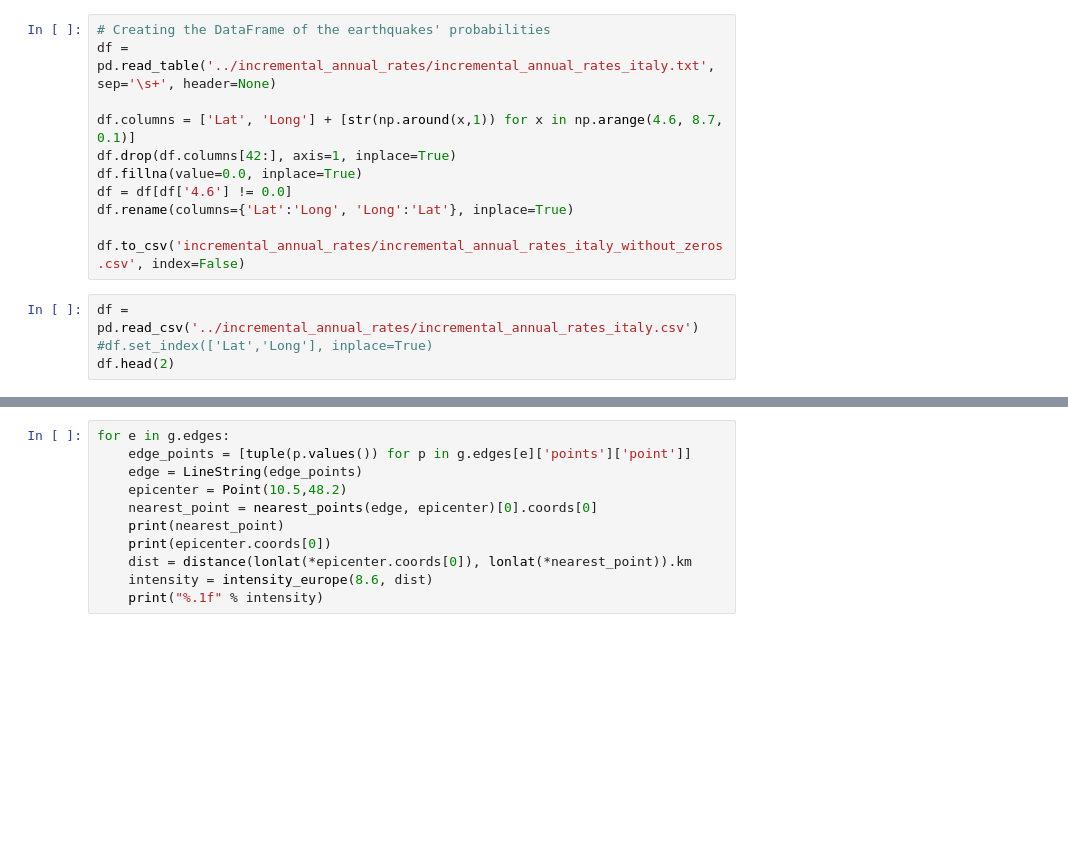
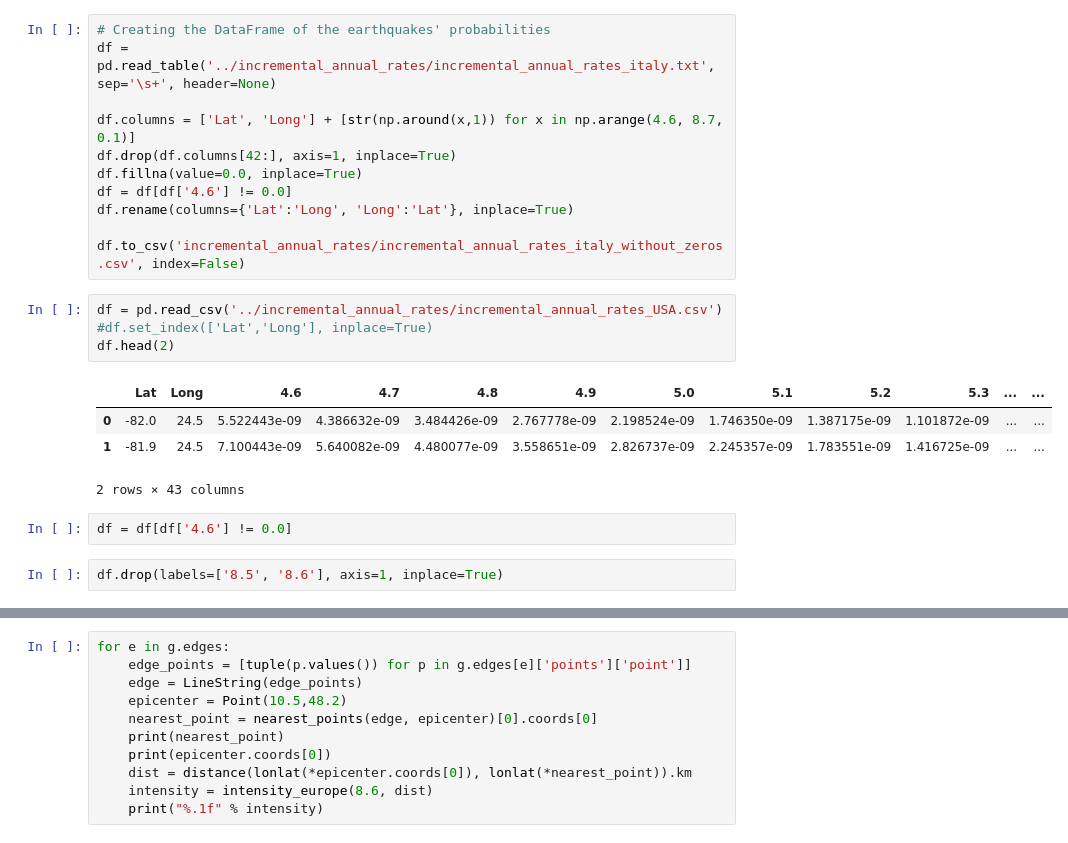
Before and after one commit to revpeter/fradir_ilp, a Jupyter notebook: FRADIR-3.ipynb, the cells around one changed output, grey strips where cells are left out. Saved outputs shown, nothing was run; the diff lists cells and outputs as text; blank space fills up the shorter version.

```diff
--- a/FRADIR-3.ipynb
+++ b/FRADIR-3.ipynb
@@ -22,6 +24,15 @@ df.rename(columns={'Lat':'Long', 'Long':'Lat'}, inplace=True)
 
 df.to_csv('incremental_annual_rates/incremental_annual_rates_italy_without_zeros.csv', index=False)
 # %%
-df = pd.read_csv('../incremental_annual_rates/incremental_annual_rates_italy.csv')
+df = pd.read_csv('../incremental_annual_rates/incremental_annual_rates_USA.csv')
 #df.set_index(['Lat','Long'], inplace=True)
 df.head(2)
+# %% [output]
+|  | Lat | Long | 4.6 | 4.7 | 4.8 | 4.9 | 5.0 | 5.1 | 5.2 | 5.3 | ... | ... |
+| 0 | -82.0 | 24.5 | 5.522443e-09 | 4.386632e-09 | 3.484426e-09 | 2.767778e-09 | 2.198524e-09 | 1.746350e-09 | 1.387175e-09 | 1.101872e-09 | ... | ... |
+| 1 | -81.9 | 24.5 | 7.100443e-09 | 5.640082e-09 | 4.480077e-09 | 3.558651e-09 | 2.826737e-09 | 2.245357e-09 | 1.783551e-09 | 1.416725e-09 | ... | ... |
+2 rows × 43 columns
+# %%
+df = df[df['4.6'] != 0.0]
+# %%
+df.drop(labels=['8.5', '8.6'], axis=1, inplace=True)
```
Also changed, not shown: parts of 22 cells of this notebook, 16 other files.
